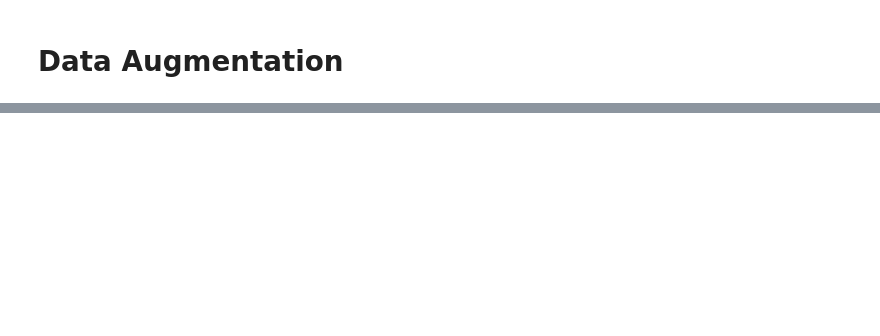
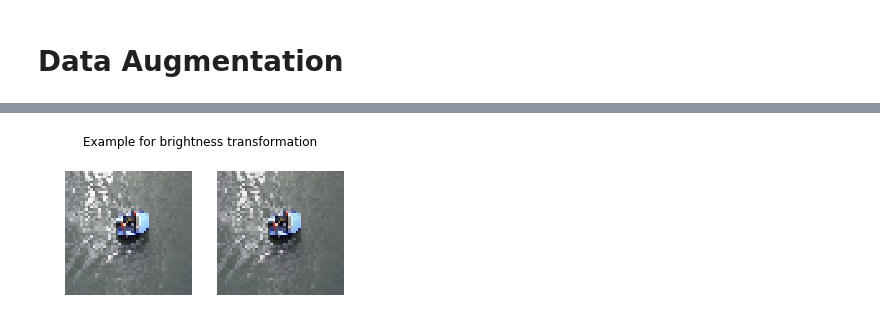
Before and after one commit to ibiscp/Boat-Image-Classification, a Jupyter notebook: Boat Image Classification.ipynb, the cells around one changed output, grey strips where cells are left out. Cells and saved outputs as stored; diff of their text form; code cells hidden in the pictures; blank space fills up the shorter version.

```diff
--- a/Boat Image Classification.ipynb
+++ b/Boat Image Classification.ipynb
@@ -321,0 +344,4 @@ def shear_image(image, shear_range=200):
+# %%
+plot_example(img, brightness_image(img), 'Example for brightness transformation')
+# %% [output]
+[figure, added]
```
Also changed, not shown: parts of 37 cells of this notebook, 1 other file.
